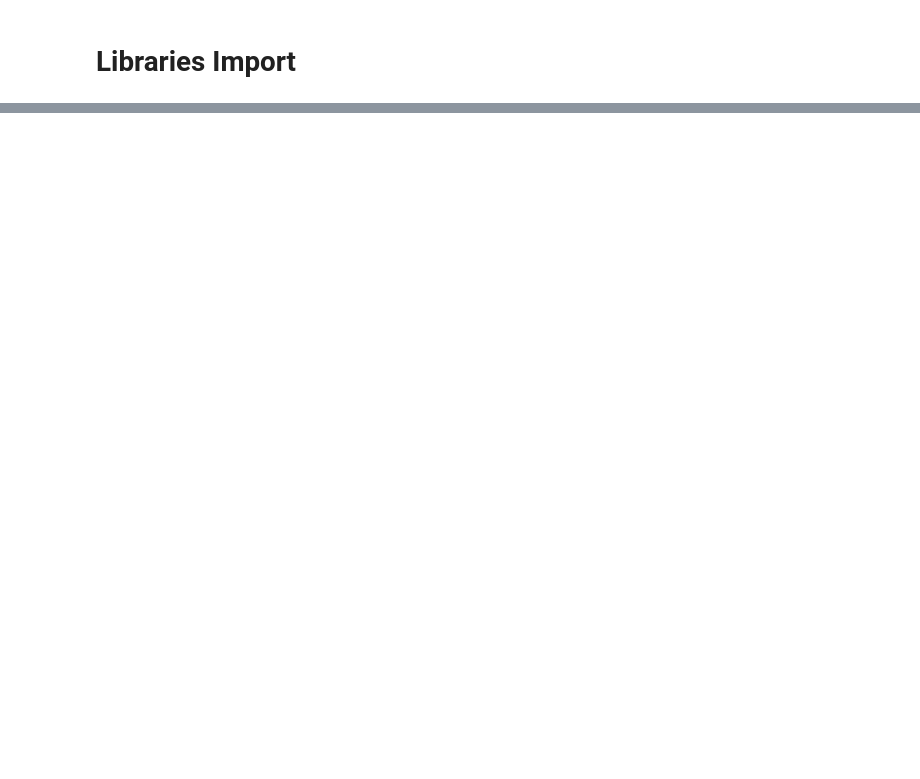
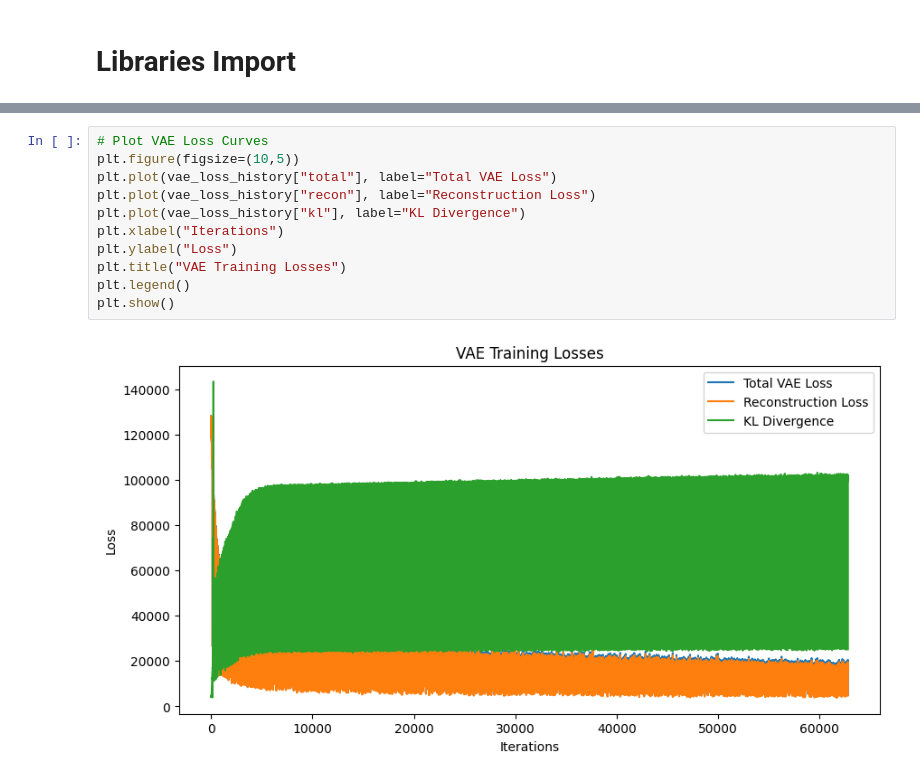
Before and after one commit to zianahmed/VAE-vs-GAN-CIFAR-10, a Jupyter notebook: Training.ipynb, the cells around one changed output, grey strips where cells are left out. Cells and saved outputs as stored; diff of their text form; blank space fills up the shorter version.

```diff
--- a/Training.ipynb
+++ b/Training.ipynb
@@ -483,0 +379,13 @@ plt.show()
+# %%
+# Plot VAE Loss Curves
+plt.figure(figsize=(10,5))
+plt.plot(vae_loss_history["total"], label="Total VAE Loss")
+plt.plot(vae_loss_history["recon"], label="Reconstruction Loss")
+plt.plot(vae_loss_history["kl"], label="KL Divergence")
+plt.xlabel("Iterations")
+plt.ylabel("Loss")
+plt.title("VAE Training Losses")
+plt.legend()
+plt.show()
+# %% [output]
+[figure, added]
```
Also changed, not shown: parts of 38 cells of this notebook.
